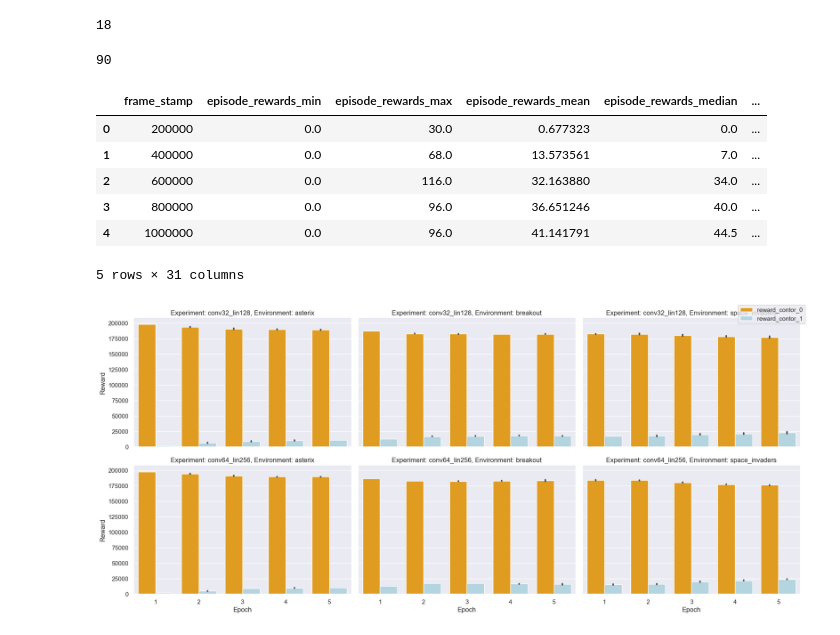
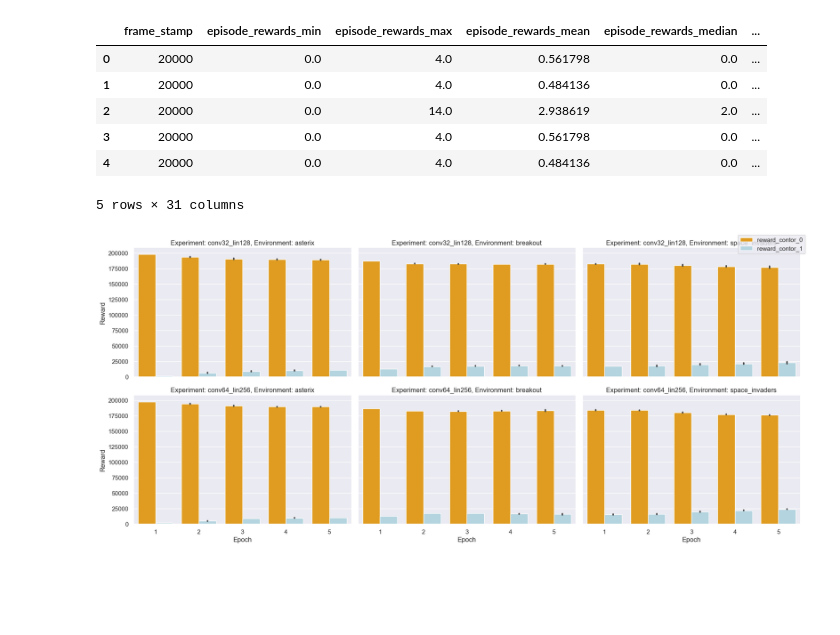
Before and after one commit to mariusdgm/minatar_work, a Jupyter notebook: notebooks/inspect_training_output.ipynb, the cells around one changed output. Cells and saved outputs as stored; diff of their text form; code cells hidden in the pictures; blank space fills up the shorter version.

Commit message:
added reward perceptor

```diff
--- a/notebooks/inspect_training_output.ipynb
+++ b/notebooks/inspect_training_output.ipynb
@@ -31,15 +43,11 @@ import matplotlib.pyplot as plt
 import warnings
 
 warnings.filterwarnings('ignore', category=FutureWarning)
-# %%
-len(experiment_paths)
-# %% [output]
-18
 # %%
 training_outputs_folder_path = (
     r"D:\Work\PhD\minatar_work\experiments\training\outputs"
 )
-training_timestamp_folder = "2023_07_10-21_30_43"
+training_timestamp_folder = "2023_07_12-23_14_00"
 
 experiment_paths = collect_training_output_files(
         os.path.join(training_outputs_folder_path, training_timestamp_folder)
@@ -72,41 +80,40 @@ def process_records_from_stats_and_config(stats, config_path, stats_type):
 
     # build experiment name cause I did not think to save some kind of
     # exp name in config
     config_file_name = os.path.basename(config_path)
     exp_name_tokens = config_file_name.split("_")[:2]
     exp_name = "_".join(exp_name_tokens)
 
     # add info from the config file
     for record in flat_records:
         record["environment"] = config["environment"]
         record["seed"] = config["seed"]
         record["experiment_name"] = exp_name
 
     return flat_records
 
 def collect_training_experiment_results(experiment_paths, stats="validation", train_epoch_counter = 200_000):
     records = []
     for experiment_files in experiment_paths:
         records.extend(get_records_from_training_experiment(experiment_files, stats_type=stats))
 
     df = pd.DataFrame.from_records(records)
     df["epoch"] = df["frame_stamp"] // train_epoch_counter
 
     return df
 
 # df = collect_training_experiment_results(experiment_paths, stats="validation")
 df = collect_training_experiment_results(experiment_paths, stats="training")
 
 df.head()
 # %% [output]
+|  | frame_stamp | episode_rewards_min | episode_rewards_max | episode_rewards_mean | episode_rewards_median | ... |
+| 0 | 20000 | 0.0 | 4.0 | 0.561798 | 0.0 | ... |
+| 1 | 20000 | 0.0 | 4.0 | 0.484136 | 0.0 | ... |
+| 2 | 20000 | 0.0 | 14.0 | 2.938619 | 2.0 | ... |
+| 3 | 20000 | 0.0 | 4.0 | 0.561798 | 0.0 | ... |
+| 4 | 20000 | 0.0 | 4.0 | 0.484136 | 0.0 | ... |
-90
+5 rows × 31 columns
-|  | frame_stamp | episode_rewards_min | episode_rewards_max | episode_rewards_mean | episode_rewards_median | ... |
-| 0 | 200000 | 0.0 | 30.0 | 0.677323 | 0.0 | ... |
-| 1 | 400000 | 0.0 | 68.0 | 13.573561 | 7.0 | ... |
-| 2 | 600000 | 0.0 | 116.0 | 32.163880 | 34.0 | ... |
-| 3 | 800000 | 0.0 | 96.0 | 36.651246 | 40.0 | ... |
-| 4 | 1000000 | 0.0 | 96.0 | 41.141791 | 44.5 | ... |
-5 rows × 31 columns
 # %%
 # Assuming your DataFrame is named `df`
 df_pivot = df.melt(id_vars=['experiment_name', 'environment', 'epoch'],
```
Also changed, not shown: parts of 9 cells of this notebook, 8 other files.
